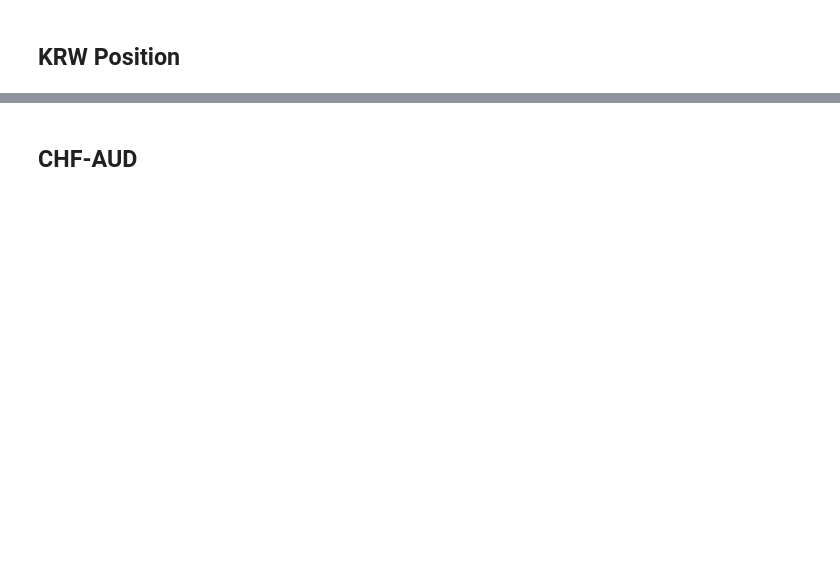
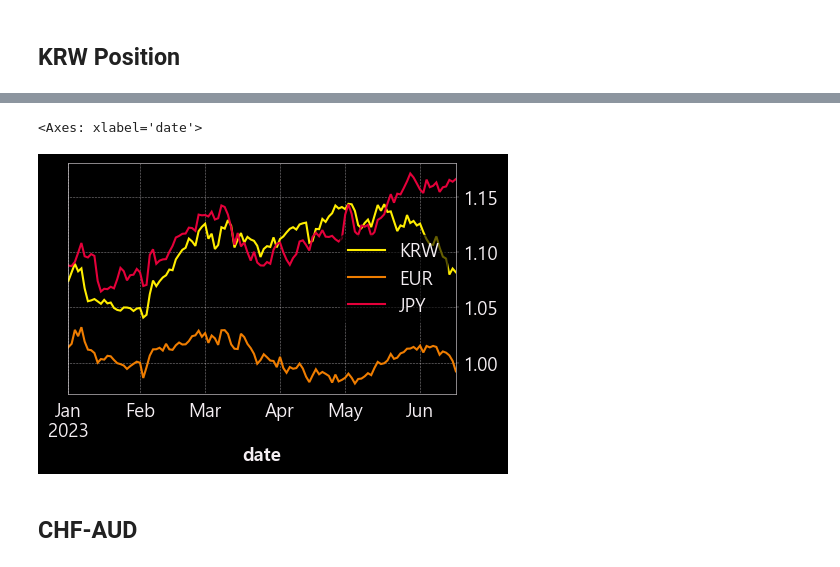
Before and after one commit to hansJeong/OpenBB, a Jupyter notebook: Dashboard/Forex.ipynb, the cells around one changed output, grey strips where cells are left out. Cells and saved outputs as stored; diff of their text form; code cells hidden in the pictures; blank space fills up the shorter version.

```diff
--- a/Dashboard/Forex.ipynb
+++ b/Dashboard/Forex.ipynb
@@ -49,3 +52,8 @@ temp.iplot()
+# %%
+temp.tail(120).plot()
+# %% [output]
+<Axes: xlabel='date'>
+[figure, added]
 # %% [markdown]
 ## CHF-AUD
 # %%
```
Also changed, not shown: parts of 4 cells of this notebook, 2 other files.
